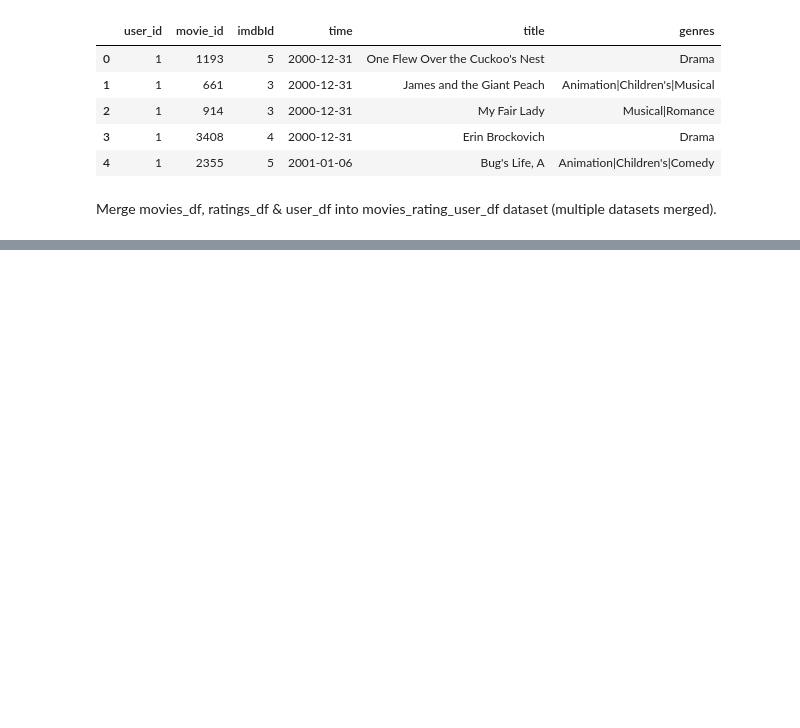
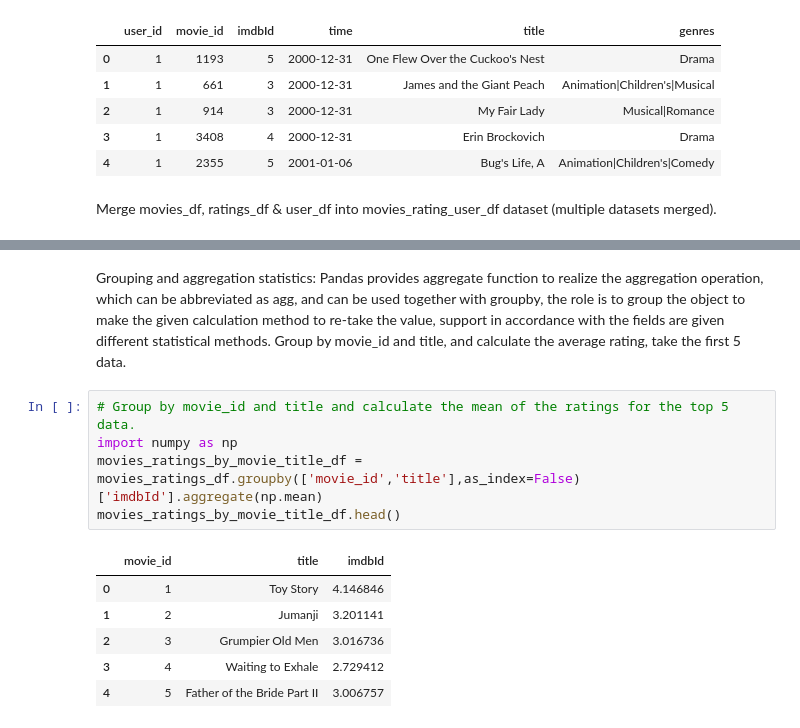
Before and after one commit to cifiyoo/hwt-project, a Jupyter notebook: hwt-project.ipynb, the cells around one changed output, grey strips where cells are left out. Cells and saved outputs as stored; diff of their text form; blank space fills up the shorter version.

```diff
--- a/hwt-project.ipynb
+++ b/hwt-project.ipynb
@@ -201,0 +287,15 @@ movies_ratings_user_df.head()
+# %% [markdown]
+Grouping and aggregation statistics: Pandas provides aggregate function to realize the aggregation operation, which can be abbreviated as agg, and can be used together with groupby, the role is to group the object to make the given calculation method to re-take the value, support in accordance with the fields are given different statistical methods.
+Group by movie_id and title, and calculate the average rating, take the first 5 data.
+# %%
+# Group by movie_id and title and calculate the mean of the ratings for the top 5 data.
+import numpy as np
+movies_ratings_by_movie_title_df = movies_ratings_df.groupby(['movie_id','title'],as_index=False)['imdbId'].aggregate(np.mean)
+movies_ratings_by_movie_title_df.head()
+# %% [output]
+|  | movie_id | title | imdbId |
+| 0 | 1 | Toy Story | 4.146846 |
+| 1 | 2 | Jumanji | 3.201141 |
+| 2 | 3 | Grumpier Old Men | 3.016736 |
+| 3 | 4 | Waiting to Exhale | 2.729412 |
+| 4 | 5 | Father of the Bride Part II | 3.006757 |
```
Also changed, not shown: parts of 17 cells of this notebook.
